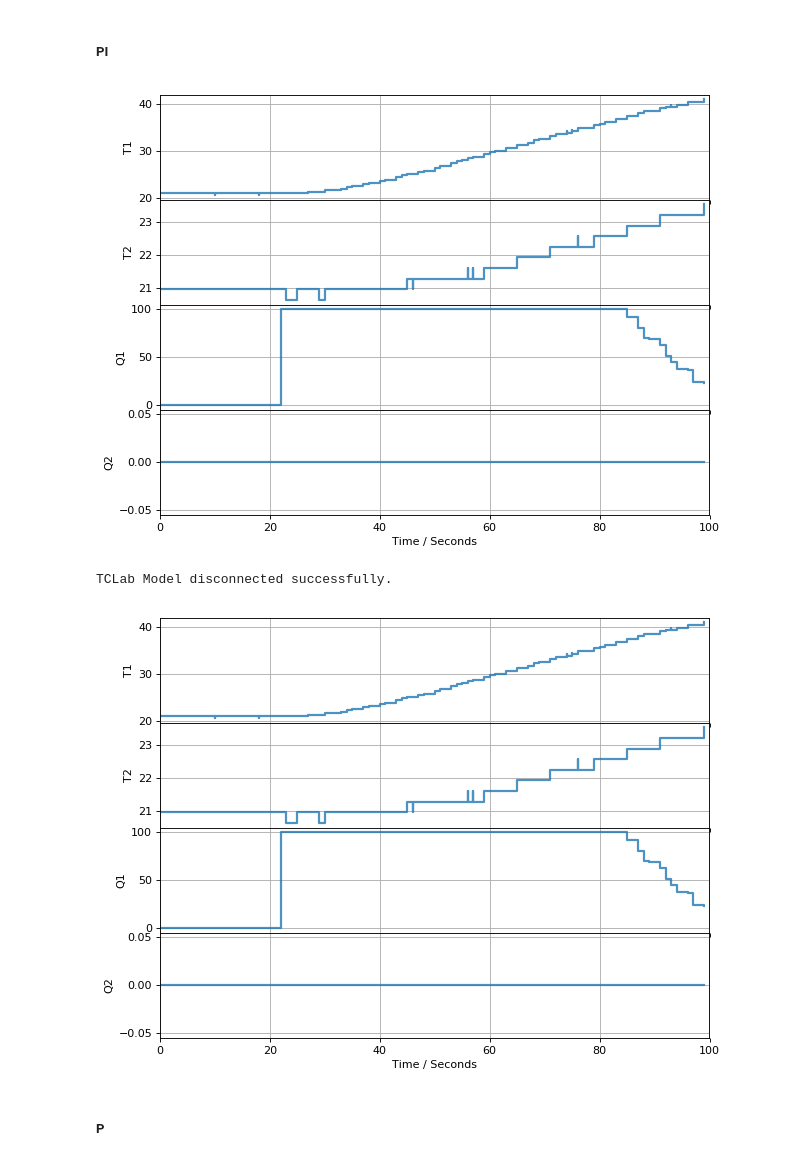
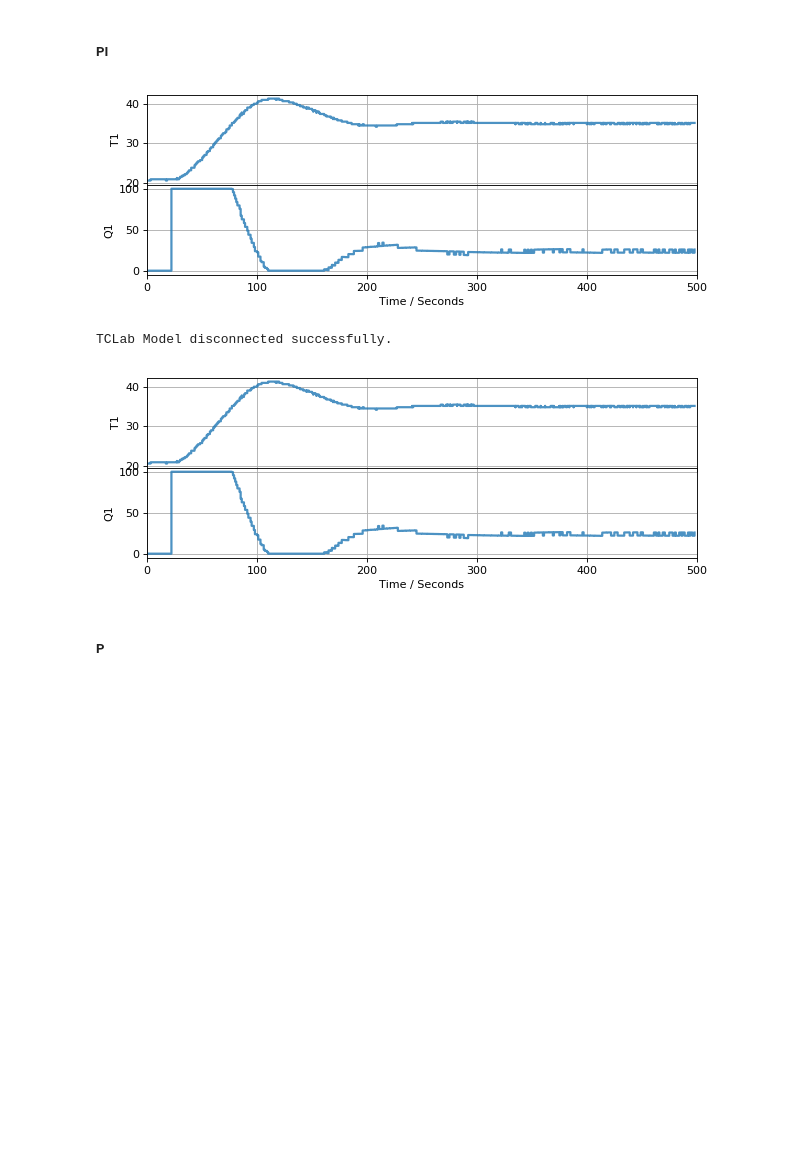
Before and after one commit to JarrydWebber/CPB-Group-17-2020, a Jupyter notebook: Cohen-Coon Controllers.ipynb, the cells around one changed output. Drawn from its saved outputs; the diff is of its cells as text; code cells hidden in the pictures; blank space fills up the shorter version.

```diff
--- a/Cohen-Coon Controllers.ipynb
+++ b/Cohen-Coon Controllers.ipynb
@@ -47,11 +115,11 @@ def system_block(Kp, τp, θp):
 # %%
-Gp = system_block(0.6, 147, 13) # parameters = Kp, τp, θp
+parameters = Kp, τp, θp
 
-Gc_P = controller_block('P', [19]) # parameters = Kc_P
+Gc_P = controller_block('P', cohen_coon('P', parameters)) # parameters = Kc_P
 
-Gc_PI = controller_block('PI', [16, 48]) # parameters = Kc_PI, τI_PI
+Gc_PI = controller_block('PI', cohen_coon('PI', parameters)) # parameters = Kc_PI, τI_PI
 
-Gc_PD = controller_block('PD', [20, 5, 1]) # parameters = Kc_PD, τD_PD, α
+Gc_PD = controller_block('PD', cohen_coon('PD', parameters)) # parameters = Kc_PD, τD_PD, α
 
-Gc_PID = controller_block('PID', [24, 43, 6]) # parameters = Kc_PID, τI_PID, τD_PID
+Gc_PID = controller_block('PID', cohen_coon('PID', parameters)) # parameters = Kc_PID, τI_PID, τD_PID
 # %%
@@ -132,18 +252,17 @@ plt.show()
 # %% [markdown]
 ##### PID
 # %%
-TCLab = tclab.setup(connected=False, speedup=100)
-
-# Gc_PID = controller_block('PID', [24, 43, 6])
-# This is already defined above
+TCLab = tclab.setup(connected=False, speedup=10)
 
 with TCLab() as lab:
-    h = tclab.Historian(lab.sources)
+    sources = [('T1', lambda: lab.T1),
+               ('Q1', lambda: lab.U1)]
+    h = tclab.Historian(sources)
     p = Plotter(h, 1200)
 
     for t in clock(1200):
         if t < 300:
-            T1sp = 30
+            T1sp = 20
         else:
             T1sp = 50
 
@@ -153,7 +272,6 @@ with TCLab() as lab:
         Gc_PID.change_input(t, e)
         Gc_PID.change_state(Gc_PID.state + Gc_PID.derivative(e))
 
-
         h.update(t)
         p.update(t)
 # %% [output]
@@ -165,31 +285,30 @@ TCLab Model disconnected successfully.
 # %%
 TCLab = tclab.setup(connected=False, speedup=10)
 
-# Gc_PI = controller_block('PI', [16, 48]) # parameters = Kc_PI, τI_PI
-# This is already defined above
+with TCLab() as lab:
+    sources = [('T1', lambda: lab.T1),
+                ('Q1', lambda: lab.U1)]
+    h = tclab.Historian(sources)
+    p =Plotter(h, 500)
 
-with TCLab() as lab:
-    h = tclab.Historian(lab.sources)
-    p=Plotter(h, 100)
-
-    for t in clock(100):
+    for t in clock(500):
         if t < 20:
             T1sp = 20
         else:
             T1sp = 35
         Q1 = lab.Q1(Gc_PI.output)
         T1 = lab.T1
         e = T1sp-T1
         Gc_PI.change_input(t,e)
         Gc_PI.change_state(Gc_PI.state+Gc_PI.derivative(e))
 
 
         h.update(t)
         p.update(t)
 # %% [output]
-[figure, old version]
+[figure, new version]
 TCLab Model disconnected successfully.
-[figure, old version]
+[figure, new version]
 # %% [markdown]
 ##### P
 # %%
```
Also changed, not shown: parts of 32 cells of this notebook.
